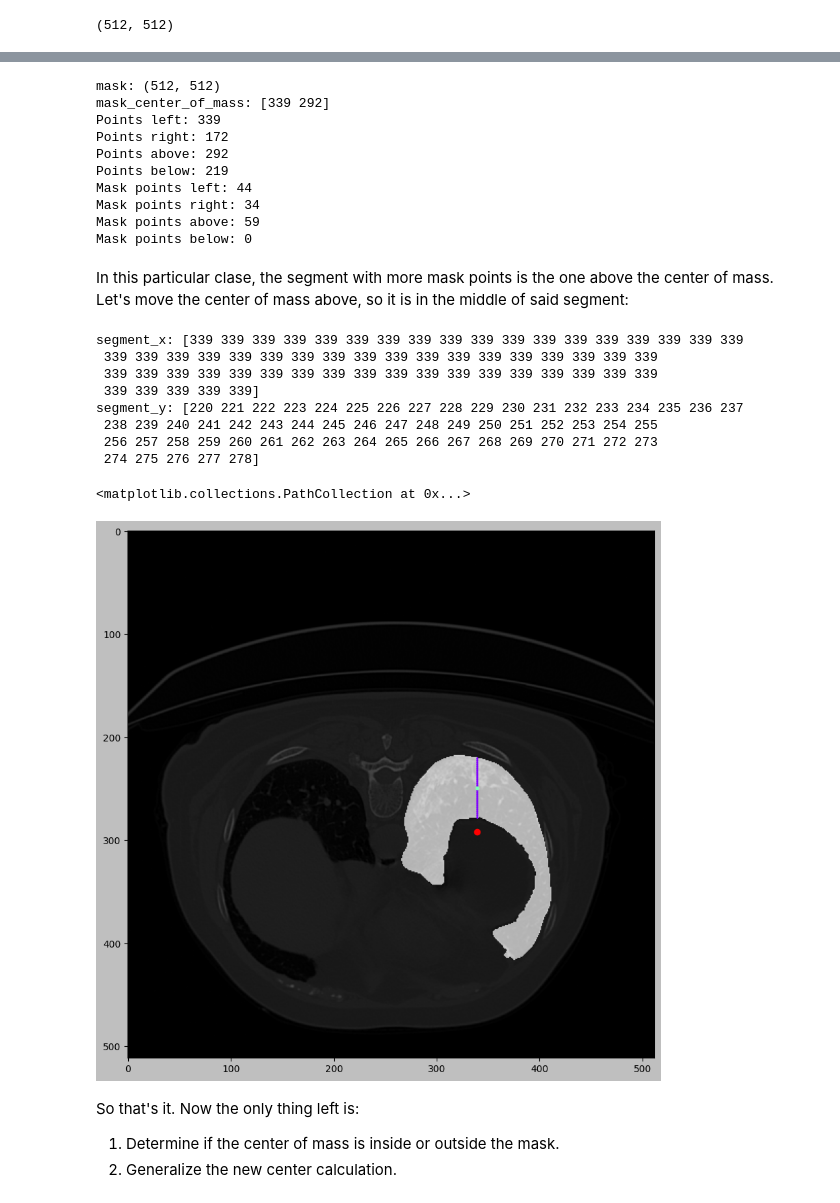
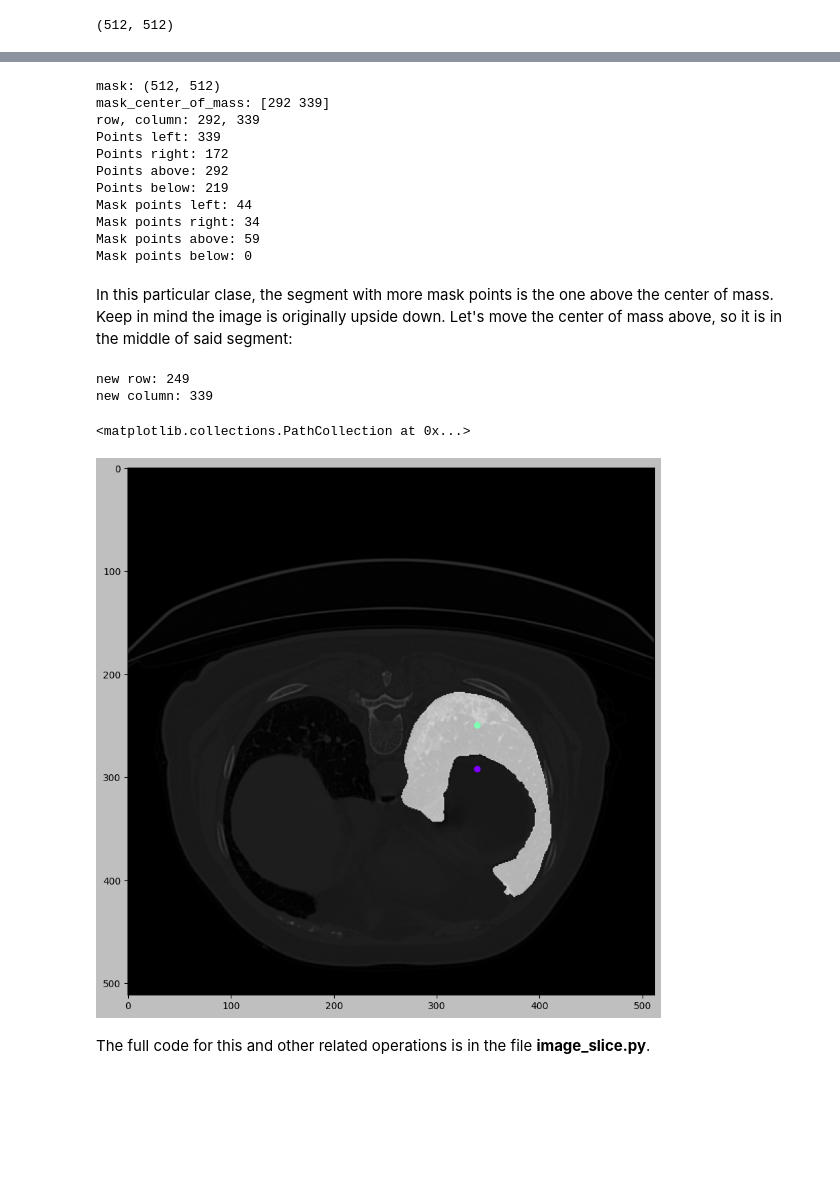
Before and after one commit to i3uex/sam, a Jupyter notebook: notebooks/mask_center.ipynb, the cells around one changed output, grey strips where cells are left out. Drawn from its saved outputs; the diff is of its cells as text; code cells hidden in the pictures; blank space fills up the shorter version.

```diff
--- a/notebooks/mask_center.ipynb
+++ b/notebooks/mask_center.ipynb
@@ -21,3 +17,11 @@ masks_slice_path = data_folder_path /Path(f'coronacases_001_masks_slice_{slice_n
+# %%
+data_folder_path = Path('data')
+image_name = 'coronacases_001'
+slice_number = 98
+image_file_path = Path(f'{image_name}_image_slice_{slice_number}.npy')
+masks_file_path = Path(f'{image_name}_masks_slice_{slice_number}.npy')
+image_slice_path = data_folder_path / image_file_path
+masks_slice_path = data_folder_path / masks_file_path
 # %% [markdown]
 Let's load the image slice:
 # %%
@@ -35 +41,4 @@ masks_slice.shape
+# %%
+image_slice = image_slice.swapaxes(0, 1)
+masks_slice = masks_slice.swapaxes(0, 1)
 # %% [markdown]
@@ -77,12 +88,16 @@ We are going to use the other one's center of mass as a seed. Now, let's look at
 print(f'mask: {mask.shape}')
 
 mask_center_of_mass = masks_centers_of_mass[mask_index]
+row = int(mask_center_of_mass[0])
+column = int(mask_center_of_mass[1])
+
 print(f'mask_center_of_mass: {mask_center_of_mass}')
+print(f'row, column: {row}, {column}')
 
-mask_points_left = mask[:mask_center_of_mass[0], mask_center_of_mass[1]]
-mask_points_right = mask[int(mask_center_of_mass[0] + 1):, mask_center_of_mass[1]]
-mask_points_above = mask[mask_center_of_mass[0], :mask_center_of_mass[1]]
-mask_points_below = mask[mask_center_of_mass[0], int(mask_center_of_mass[1] + 1):]
+mask_points_left = mask[row, :column]
+mask_points_right = mask[row, column + 1:]
+mask_points_above = mask[:row, column]
+mask_points_below = mask[row + 1:, column]
 
 print(f'Points left: {len(mask_points_left)}')
 print(f'Points right: {len(mask_points_right)}')
@@ -95,7 +110,8 @@ print(f'Mask points above: {np.sum(mask_points_above)}')
 print(f'Mask points below: {np.sum(mask_points_below)}')
 # %% [output]
 mask: (512, 512)
-mask_center_of_mass: [339 292]
+mask_center_of_mass: [292 339]
+row, column: 292, 339
 Points left: 339
 Points right: 172
 Points above: 292
@@ -105,39 +121,32 @@ Mask points right: 34
 Mask points above: 59
 Mask points below: 0
 # %% [markdown]
-In this particular clase, the segment with more mask points is the one above the center of mass. Let's move the center of mass above, so it is in the middle of said segment:
+In this particular clase, the segment with more mask points is the one above the center of mass. Keep in mind the image is originally upside down. Let's move the center of mass above, so it is in the middle of said segment:
-# %%
-mask_segment = np.where(mask_points_above == True)[0]
-segment_y = np.arange(mask_segment[0], mask_segment[-1] + 1)
-segment_x = np.repeat(mask_center_of_mass[0], len(segment_y))
-print(f'segment_x: {segment_x}')
-print(f'segment_y: {segment_y}')
-x = mask_center_of_mass[0]
-y = int(np.mean(mask_segment))
-# %% [output]
-segment_x: [339 339 339 339 339 339 339 339 339 339 339 339 339 339 339 339 339 339
- 339 339 339 339 339 339 339 339 339 339 339 339 339 339 339 339 339 339
- 339 339 339 339 339 339 339 339 339 339 339 339 339 339 339 339 339 339
- 339 339 339 339 339]
-segment_y: [220 221 222 223 224 225 226 227 228 229 230 231 232 233 234 235 236 237
- 238 239 240 241 242 243 244 245 246 247 248 249 250 251 252 253 254 255
- 256 257 258 259 260 261 262 263 264 265 266 267 268 269 270 271 272 273
- 274 275 276 277 278]
+# %%
+mask_segment = np.where(mask_points_above == True)[0]
+mask_segment_center_index = len(mask_segment) // 2
+mask_segment_center = int(mask_segment[mask_segment_center_index])
+new_point = mask_segment_center, column
+
+new_row = new_point[0]
+new_column = new_point[1]
+
+print(f'new row: {new_row}')
+print(f'new column: {new_column}')
+# %% [output]
+new row: 249
+new column: 339
 # %%
 plt.figure(figsize=(10, 10))
 plt.style.use('grayscale')
-plt.imshow(np.fliplr(np.rot90(image_slice, k=3)))
-plt.imshow(np.fliplr(np.rot90(mask, k=3)), alpha=0.7)
+plt.imshow(image_slice)
+plt.imshow(mask, alpha=0.7)
 
 colors = plt.colormaps['rainbow'](np.linspace(0, 1, len(masks_centers_of_mass) + 1))
-plt.scatter(x=segment_x, y=segment_y, color=colors[0], s=1)
-plt.scatter(x=x, y=y, color=colors[1], s=10)
-plt.scatter(mask_center_of_mass[0], mask_center_of_mass[1], color=colors[2])
+plt.scatter(column, row, color=colors[0])
+plt.scatter(new_column, new_row, color=colors[1])
 # %% [output]
 <matplotlib.collections.PathCollection at 0x...>
-[figure, old version]
+[figure, new version]
-# %% [markdown]
-So that's it. Now the only thing left is:
-
-1. Determine if the center of mass is inside or outside the mask.
-2. Generalize the new center calculation.
+# %% [markdown]
+The full code for this and other related operations is in the file **image_slice.py**.
```
Also changed, not shown: parts of 10 cells of this notebook, 2 other files.
